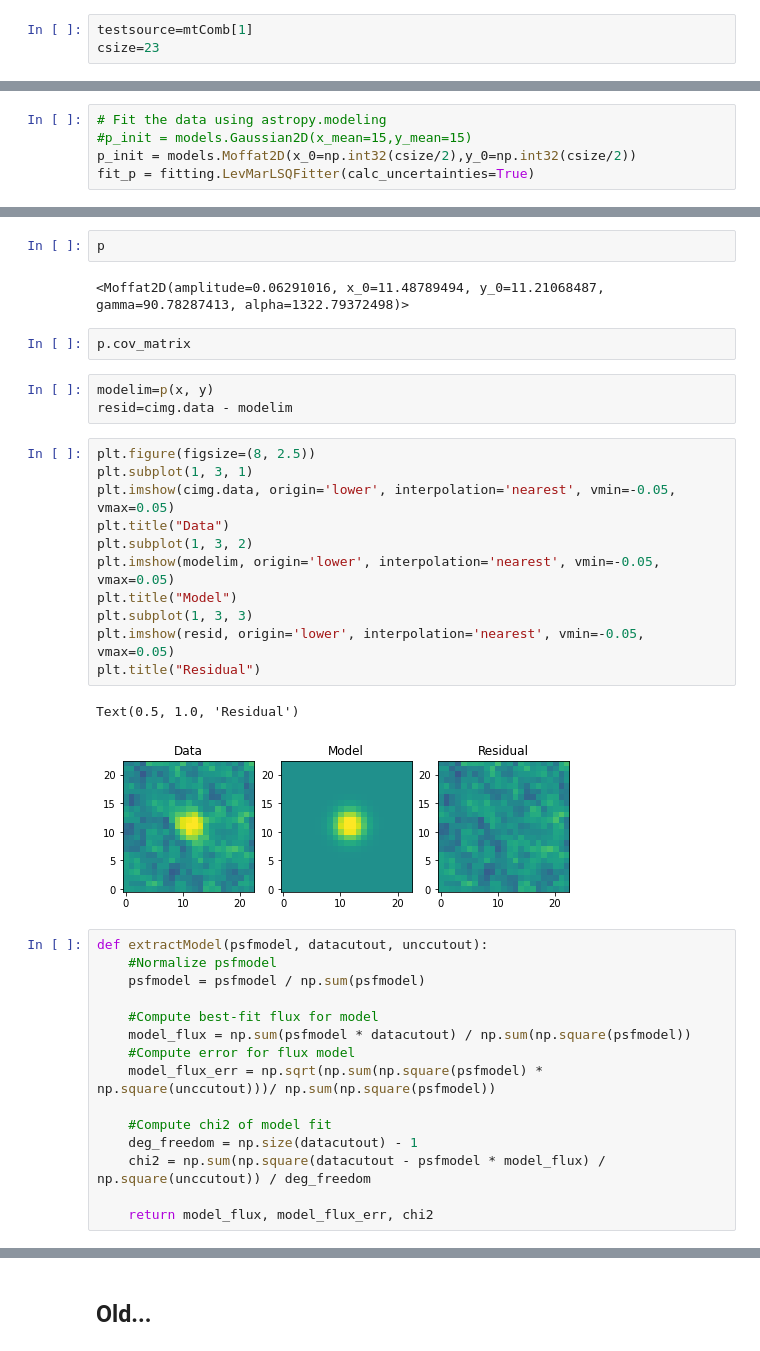
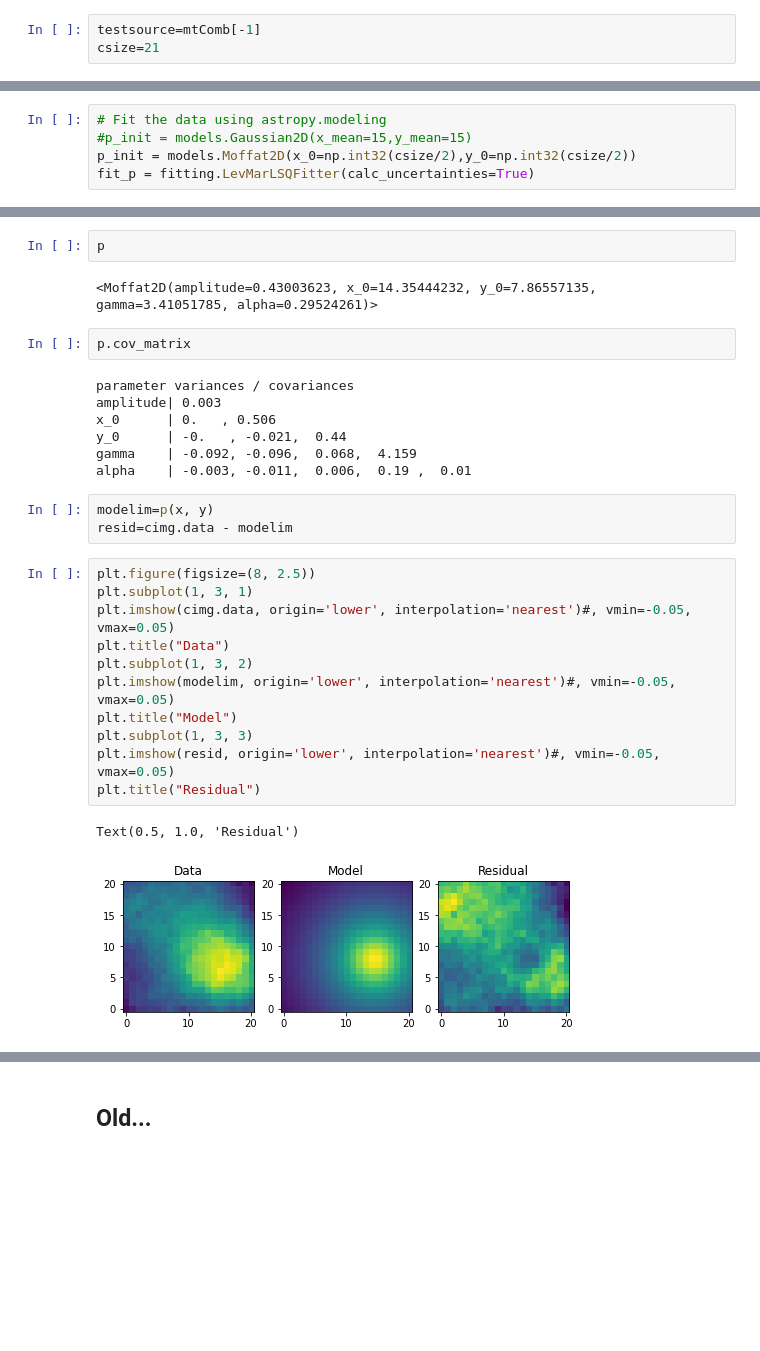
Before and after one commit to mjhankins/SFGCphotcode, a Jupyter notebook: SourceCatalog_ApPhot.ipynb, the cells around one changed output, grey strips where cells are left out. Saved outputs shown, nothing was run; the diff lists cells and outputs as text; blank space fills up the shorter version.

```diff
--- a/SourceCatalog_ApPhot.ipynb
+++ b/SourceCatalog_ApPhot.ipynb
@@ -429,6 +516,6 @@ QTable length=26
 # %%
-testsource=mtComb[1]
-csize=23
+testsource=mtComb[-1]
+csize=21
 # %%
 testsource
 # %% [output]
@@ -462,41 +548,33 @@ WARNING: The fit may be unsuccessful; check fit_info['message'] for more informa
 # %%
 p
 # %% [output]
-<Moffat2D(amplitude=0.06291016, x_0=11.48789494, y_0=11.21068487, gamma=90.78287413, alpha=1322.79372498)>
+<Moffat2D(amplitude=0.43003623, x_0=14.35444232, y_0=7.86557135, gamma=3.41051785, alpha=0.29524261)>
 # %%
 p.cov_matrix
+# %% [output]
+parameter variances / covariances
+amplitude| 0.003
+x_0      | 0.   , 0.506
+y_0      | -0.   , -0.021,  0.44
+gamma    | -0.092, -0.096,  0.068,  4.159
+alpha    | -0.003, -0.011,  0.006,  0.19 ,  0.01
 # %%
 modelim=p(x, y)
 resid=cimg.data - modelim
 # %%
 plt.figure(figsize=(8, 2.5))
 plt.subplot(1, 3, 1)
-plt.imshow(cimg.data, origin='lower', interpolation='nearest', vmin=-0.05, vmax=0.05)
+plt.imshow(cimg.data, origin='lower', interpolation='nearest')#, vmin=-0.05, vmax=0.05)
 plt.title("Data")
 plt.subplot(1, 3, 2)
-plt.imshow(modelim, origin='lower', interpolation='nearest', vmin=-0.05, vmax=0.05)
+plt.imshow(modelim, origin='lower', interpolation='nearest')#, vmin=-0.05, vmax=0.05)
 plt.title("Model")
 plt.subplot(1, 3, 3)
-plt.imshow(resid, origin='lower', interpolation='nearest', vmin=-0.05, vmax=0.05)
+plt.imshow(resid, origin='lower', interpolation='nearest')#, vmin=-0.05, vmax=0.05)
 plt.title("Residual")
 # %% [output]
 Text(0.5, 1.0, 'Residual')
-[figure, old version]
+[figure, new version]
-# %%
-def extractModel(psfmodel, datacutout, unccutout):
-	#Normalize psfmodel
-	psfmodel = psfmodel / np.sum(psfmodel)
-
-	#Compute best-fit flux for model
-	model_flux = np.sum(psfmodel * datacutout) / np.sum(np.square(psfmodel))
-	#Compute error for flux model
-	model_flux_err = np.sqrt(np.sum(np.square(psfmodel) * np.square(unccutout)))/ np.sum(np.square(psfmodel))
-
-	#Compute chi2 of model fit
-	deg_freedom = np.size(datacutout) - 1
-	chi2 = np.sum(np.square(datacutout - psfmodel * model_flux) / np.square(unccutout)) / deg_freedom
-
-	return model_flux, model_flux_err, chi2
 # %%
 mflux,mfluxerr,chi=extractModel(modelim,cimg.data,uimg.data)
 mflux
```
Also changed, not shown: parts of 25 cells of this notebook, 1 other file.
